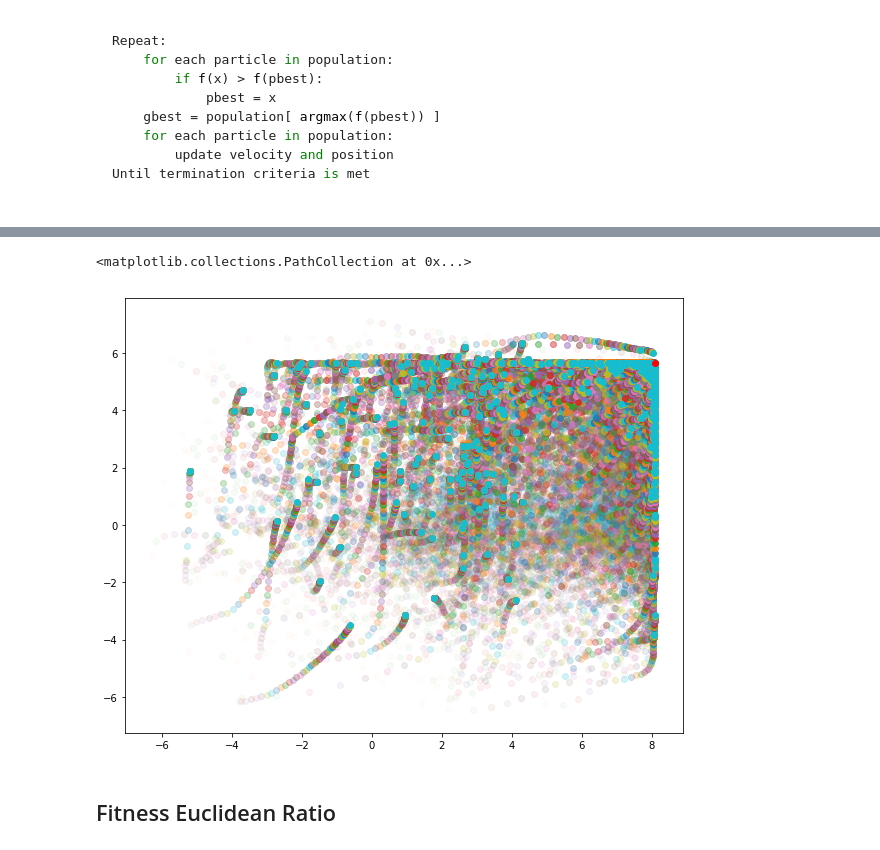
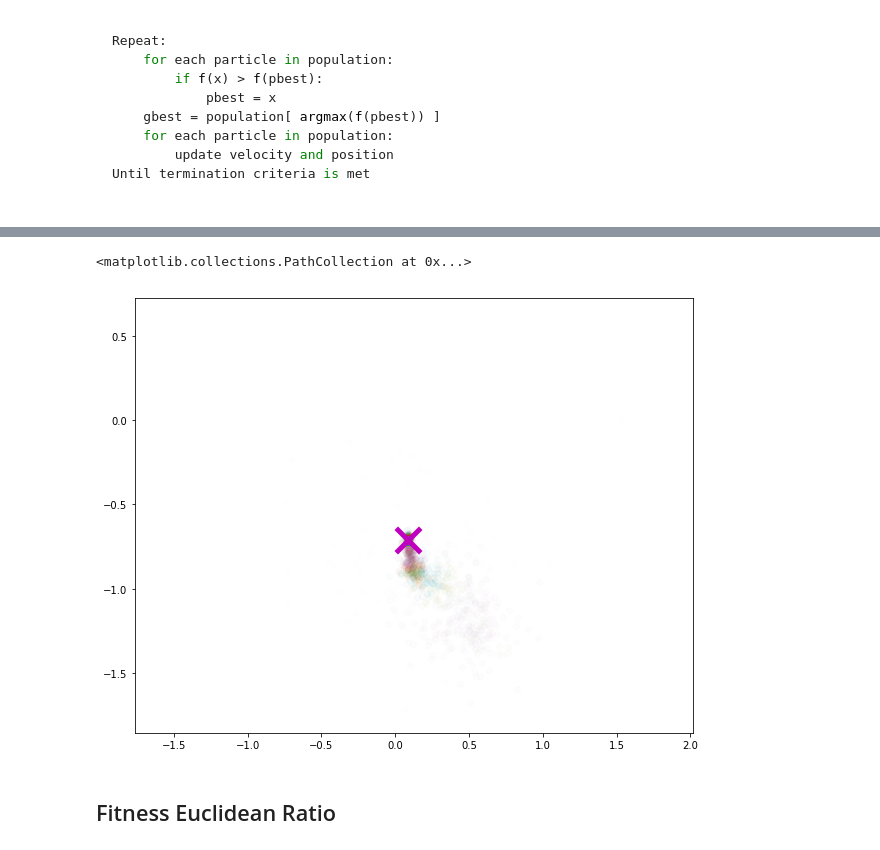
Before and after one commit to osamadel/learning_algorithms, a Jupyter notebook: PSO/Particle Swarm.ipynb, the cells around one changed output, grey strips where cells are left out. Cells and saved outputs as stored; diff of their text form; code cells hidden in the pictures.

```diff
--- a/PSO/Particle Swarm.ipynb
+++ b/PSO/Particle Swarm.ipynb
@@ -38,10 +39,10 @@ from numpy import linalg
 # %%
-omega = 0.4
-c1 = 0.1
-c2 = 0.2
+omega = 0.5
+c1 = 0.2
+c2 = 1
 n = 2
-space_lowerbound = [-5, -5]
-space_upperbound = [5, 5]
+space_lowerbound = [-2, -1]
+space_upperbound = [2, 1]
 # %%
 def fitness(x):
     """
@@ -64,12 +71,11 @@ def fitness(x):
 # %%
 # generate initial population and velocity
+NP = 50
+iterations = 400
 
-pop = np.random.uniform(low=space_lowerbound, high=space_upperbound, size=(1000,n))
-vel = np.random.uniform(low=space_lowerbound, high=space_upperbound, size=(1000,n))
+pop = np.random.uniform(low=space_lowerbound, high=space_upperbound, size=(NP,n))
+vel = 0.1 * np.random.uniform(low=space_lowerbound, high=space_upperbound, size=(NP,n))
 
-r1 = np.random.rand(*pop.shape)
-r2 = np.random.rand(*pop.shape)
-
-pbest = np.zeros_like(pop)
-gbest = None
-f_pbest = np.zeros(pop.shape[0])
+pbest = pop.copy()
+f_pbest = fitness(pbest)
+gbest = pop[np.argmin(f_pbest),:]
@@ -88,18 +82,23 @@ plt.scatter(pop[:,0], pop[:,1])
 # %%
 plt.figure(figsize=(10,8))
-for _ in range(50):
+for _ in range(iterations):
     f_x = fitness(pop)
-    updated_particles = f_x > f_pbest
+    updated_particles = f_x < f_pbest
     f_pbest[updated_particles] = f_x[updated_particles]
     pbest[updated_particles] = pop[updated_particles]
-    gbest = pop[np.argmax(f_pbest),:]
+    gbest = pop[np.argmin(f_pbest),:]
+
+    r1 = np.random.rand(*pop.shape)
+    r2 = np.random.rand(*pop.shape)
+
     vel = omega*vel + c1*r1*(pbest - pop) + c2*r2*(gbest - pop)
     pop = pop + vel
-    plt.scatter(pop[:,0], pop[:,1], alpha=_/50)
-plt.scatter(gbest[0], gbest[1], c='r')
+    plt.scatter(pop[:,0], pop[:,1], alpha=_/iterations)
+# plt.scatter(pbest[0:5,:], pbest[0:5,:], c='r', marker='x')
+plt.scatter(gbest[0], gbest[1], c='m', marker='x', linewidth=5, s=600)
 # %% [output]
 <matplotlib.collections.PathCollection at 0x...>
-[figure, old version]
+[figure, new version]
 # %% [markdown]
 ## Fitness Euclidean Ratio
 # %% [markdown]
```
Also changed, not shown: parts of 8 cells of this notebook.
